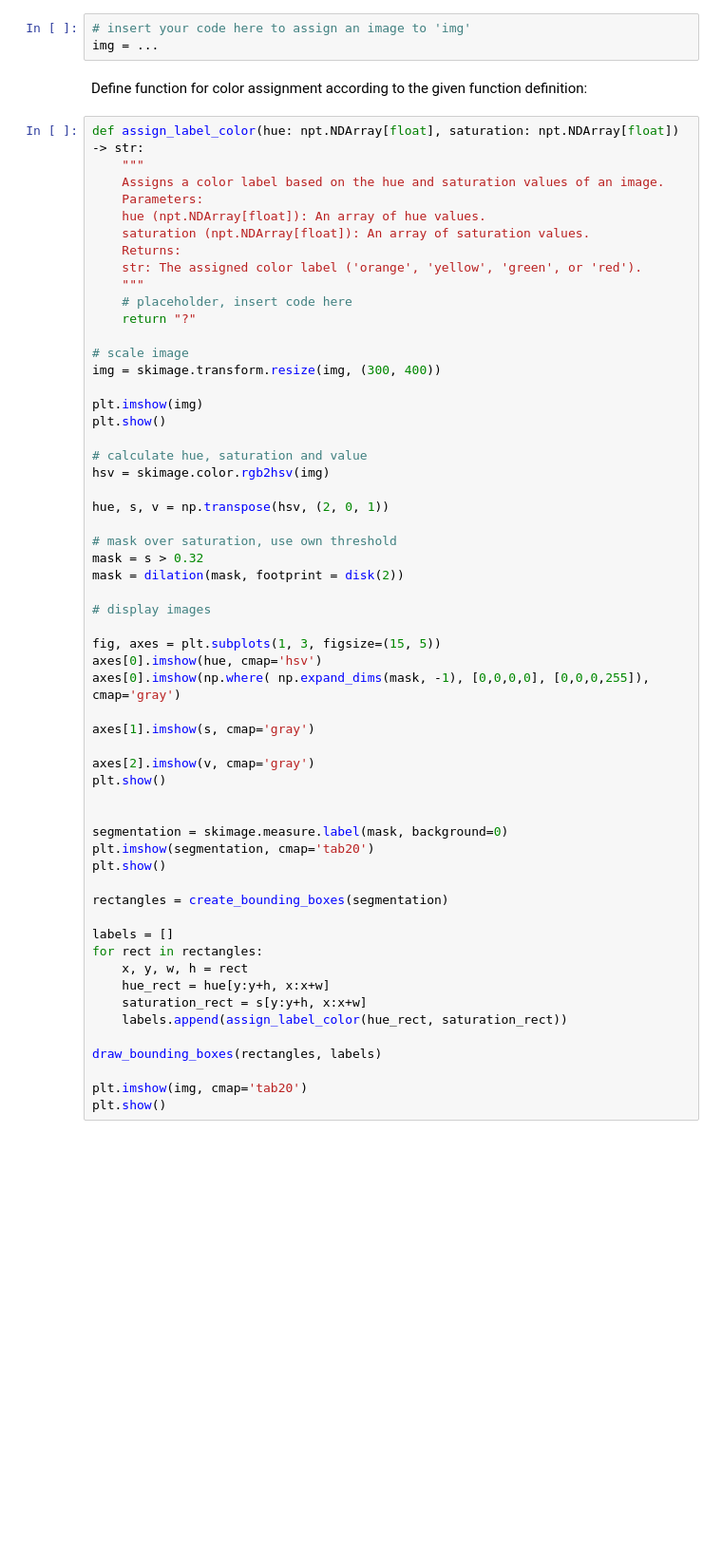
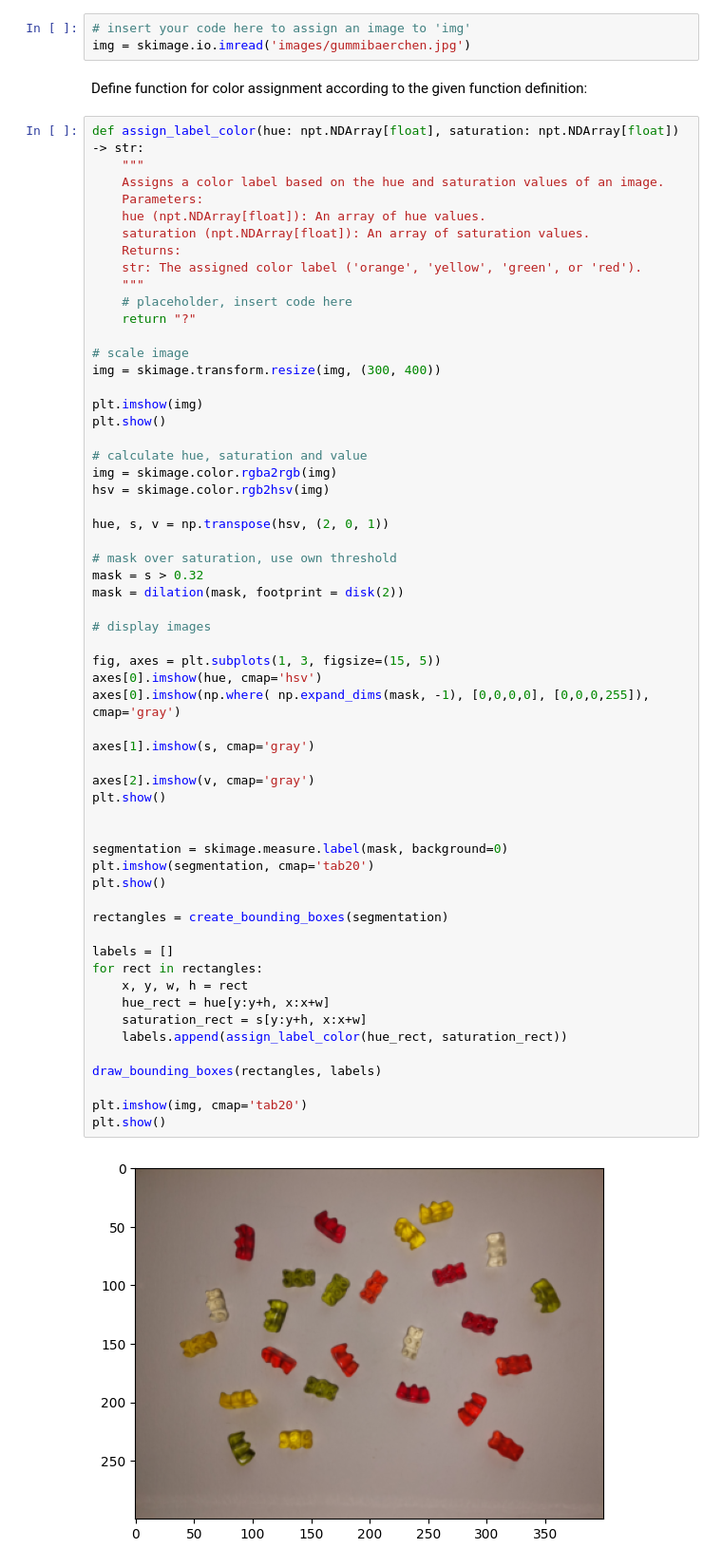
Before and after one commit to DerMascha/Modul-Bildverarbeitung, a Jupyter notebook: Übung2.ipynb, the cells around one changed output. Shown at 95% size. Cells and saved outputs as stored; diff of their text form; blank space fills up the shorter version.

```diff
--- a/Übung2.ipynb
+++ b/Übung2.ipynb
@@ -9,7 +9,7 @@ from skimage.morphology import dilation, disk
 Take picture whit camera (insert code from previous lectures):
 # %%
 # insert your code here to assign an image to 'img'
-img = ...
+img = skimage.io.imread('images/gummibaerchen.jpg')
 # %% [markdown]
 Define function for color assignment according to the given function definition:
 # %%
@@ -32,6 +32,7 @@ plt.imshow(img)
 plt.show()
 
 # calculate hue, saturation and value
+img = skimage.color.rgba2rgb(img)
 hsv = skimage.color.rgb2hsv(img)
 
 hue, s, v = np.transpose(hsv, (2, 0, 1))
@@ -42,30 +43,32 @@ mask = dilation(mask, footprint = disk(2))
 
 # display images
 
 fig, axes = plt.subplots(1, 3, figsize=(15, 5))
 axes[0].imshow(hue, cmap='hsv')
 axes[0].imshow(np.where( np.expand_dims(mask, -1), [0,0,0,0], [0,0,0,255]), cmap='gray')
 
 axes[1].imshow(s, cmap='gray')
 
 axes[2].imshow(v, cmap='gray')
 plt.show()
 
 
 segmentation = skimage.measure.label(mask, background=0)
 plt.imshow(segmentation, cmap='tab20')
 plt.show()
 
 rectangles = create_bounding_boxes(segmentation)
 
 labels = []
 for rect in rectangles:
     x, y, w, h = rect
     hue_rect = hue[y:y+h, x:x+w]
     saturation_rect = s[y:y+h, x:x+w]
     labels.append(assign_label_color(hue_rect, saturation_rect))
 
 draw_bounding_boxes(rectangles, labels)
 
 plt.imshow(img, cmap='tab20')
 plt.show()
+# %% [output]
+[figure, added]
```
Also changed, not shown: parts of 1 cell of this notebook, 9 other files.
